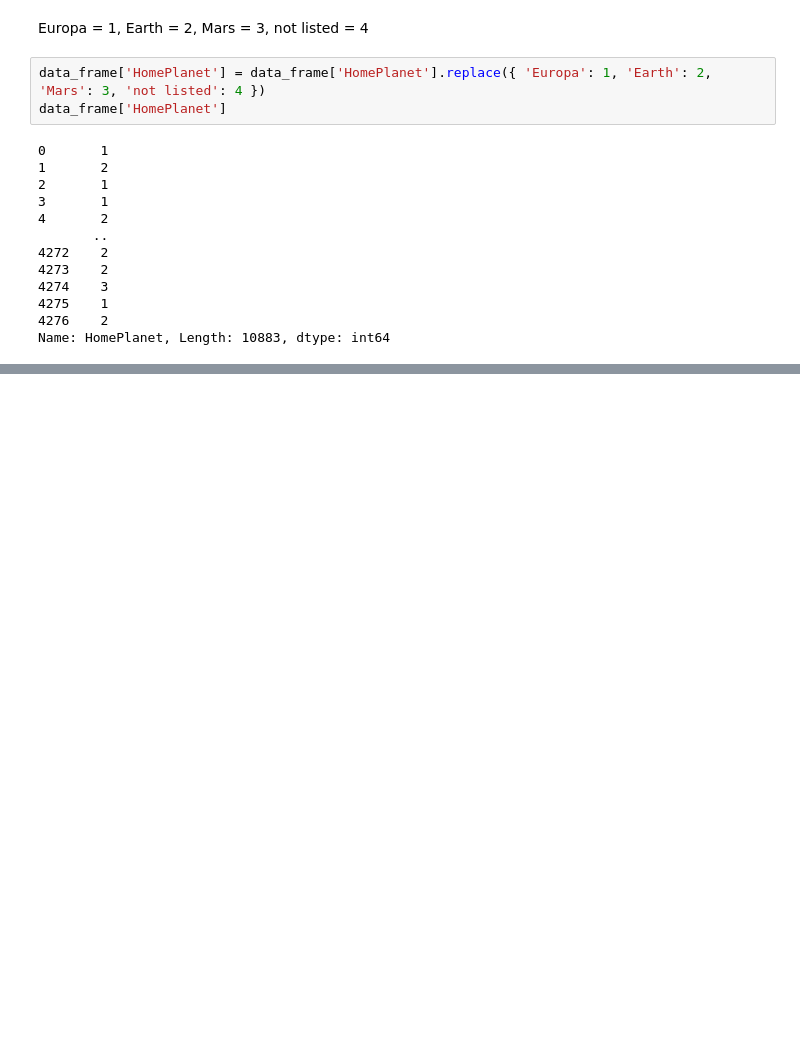
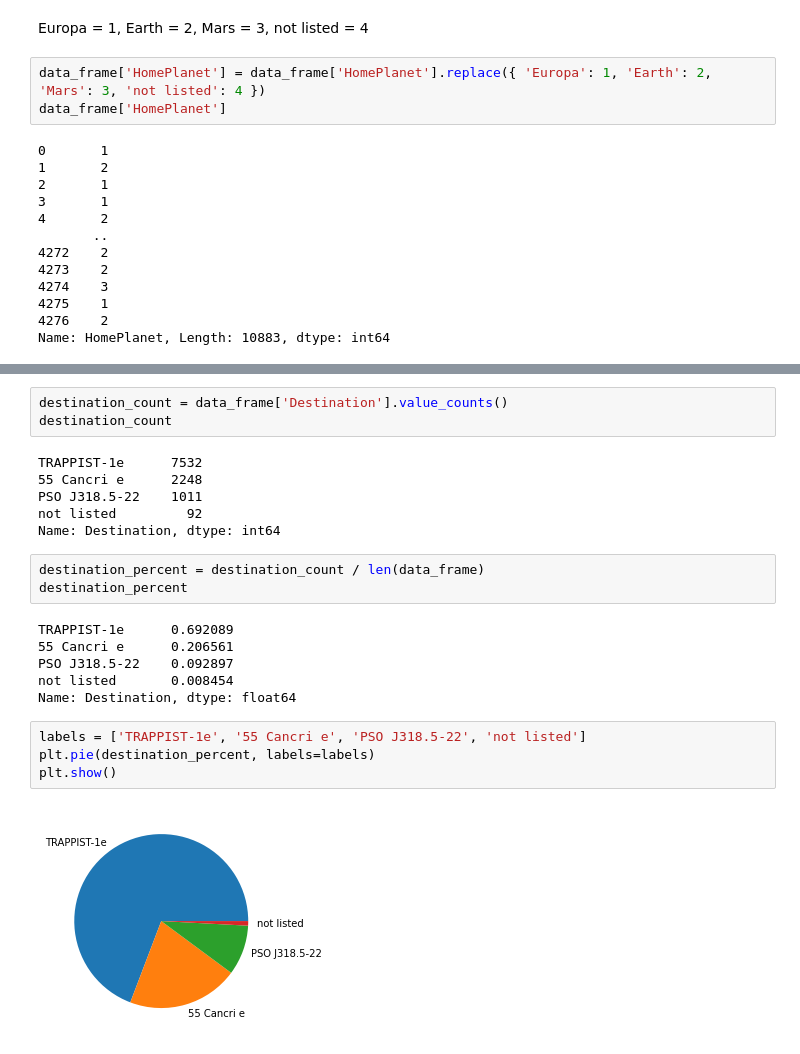
Before and after one commit to ThierrryScotto/Spaceship-Titanic, a Jupyter notebook: Spaceship_Titanic.ipynb, the cells around one changed output, grey strips where cells are left out. Drawn from its saved outputs; the diff is of its cells as text; blank space fills up the shorter version.

```diff
--- a/Spaceship_Titanic.ipynb
+++ b/Spaceship_Titanic.ipynb
@@ -450,0 +530,24 @@ Name: HomePlanet, Length: 10883, dtype: int64
+# %%
+destination_count = data_frame['Destination'].value_counts()
+destination_count
+# %% [output]
+TRAPPIST-1e      7532
+55 Cancri e      2248
+PSO J318.5-22    1011
+not listed         92
+Name: Destination, dtype: int64
+# %%
+destination_percent = destination_count / len(data_frame)
+destination_percent
+# %% [output]
+TRAPPIST-1e      0.692089
+55 Cancri e      0.206561
+PSO J318.5-22    0.092897
+not listed       0.008454
+Name: Destination, dtype: float64
+# %%
+labels = ['TRAPPIST-1e', '55 Cancri e', 'PSO J318.5-22', 'not listed']
+plt.pie(destination_percent, labels=labels)
+plt.show()
+# %% [output]
+[figure, added]
```
Also changed, not shown: parts of 112 cells of this notebook.
